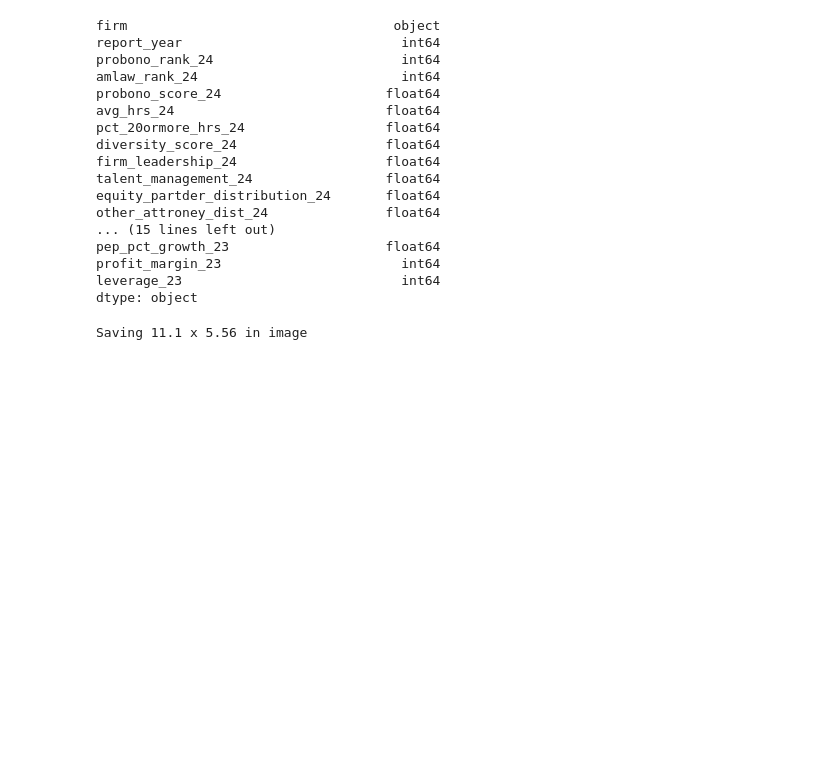
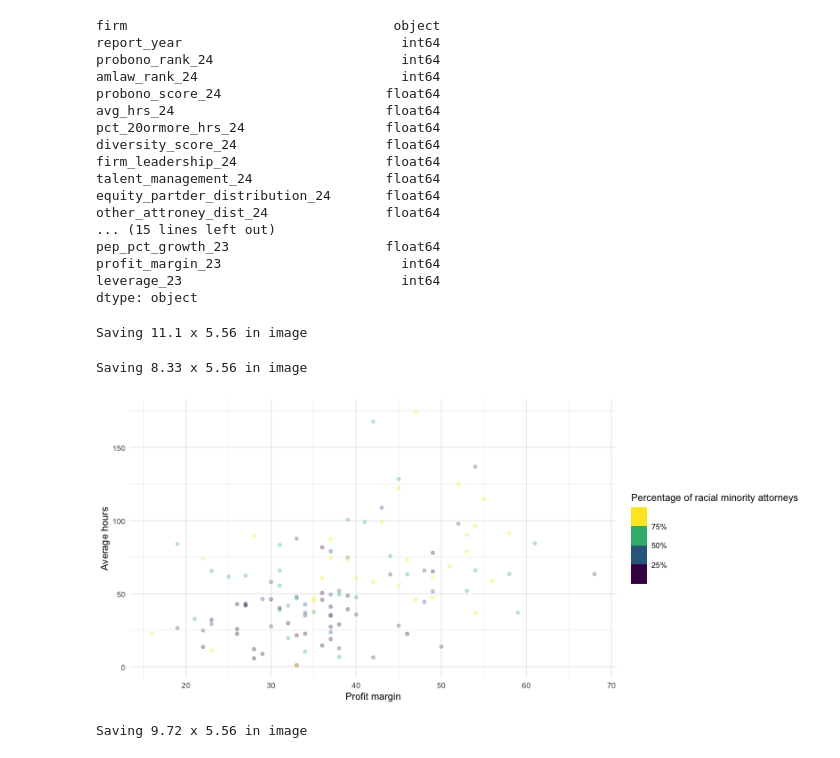
Before and after one commit to sabinahung/pro-bono, a Jupyter notebook: graphcs.ipynb, the cells around one changed output. Drawn from its saved outputs; the diff is of its cells as text; code cells hidden in the pictures; blank space fills up the shorter version.

Commit message:
add scatter plot

```diff
--- a/graphcs.ipynb
+++ b/graphcs.ipynb
@@ -125,2 +161,74 @@ df %>%
 # %% [output]
 Saving 11.1 x 5.56 in image
+# %%
+%%R -w 600 -h 400 -i df
+
+df %>%
+    ggplot() +
+    aes(x=profit_margin_23, y = pct_20ormore_hrs_24, size=profit_margin_23) +
+    geom_point(alpha = 0.3) +
+    theme_minimal() +
+    labs(x = 'profit margin', y = 'percent of lawyers who provide 20 or more hours of pro bono work')+
+    scale_radius(range = c(0, 10))
+    ggsave('graphics/scatter_profit-margin_pct20.svg')
+# %% [output]
+Saving 8.33 x 5.56 in image
+# %%
+%%R -w 800 -h 350
+library(dplyr)
+library(scales)  # For pretty_breaks()
+
+
+avg_hrs_quantiles <- quantile(df$avg_hrs_24, probs = c(0.25, 0.5, 0.75), na.rm = TRUE)
+racial_quantiles <- quantile(df$pct_attorney_racial_24, probs = c(0.25, 0.5, 0.75), na.rm = TRUE)
+profit_quantiles <- quantile(df$profit_margin_23, probs = c(0.25, 0.5, 0.75), na.rm = TRUE)
+
+df %>%
+  ggplot() +
+  aes(
+      x = profit_margin_23,
+      color = pct_attorney_racial_24,
+
+      y = avg_hrs_24,
+      ) +
+  geom_point(alpha = 0.3) +
+  theme_minimal() +
+  labs(x = 'Profit margin',
+       y = 'Average hours',
+       color = 'Percentage of racial minority attorneys') +
+  scale_color_viridis_b(breaks = racial_quantiles)
+
+  # ggsave('graphics/scatter_profit-margin_avg1.svg')
+# %% [output]
+[figure, added]
+# %%
+%%R -w 700 -h 400
+library(dplyr)
+library(scales)  # For pretty_breaks()
+
+
+avg_hrs_quantiles <- quantile(df$avg_hrs_24, probs = c(0.25, 0.5, 0.75), na.rm = TRUE)
+racial_quantiles <- quantile(df$pct_attorney_racial_24, probs = c(0.25, 0.5, 0.75), na.rm = TRUE)
+profit_quantiles <- quantile(df$profit_margin_23, probs = c(0.25, 0.5, 0.75), na.rm = TRUE)
+
+df %>%
+  ggplot() +
+  aes(
+
+      x = pct_attorney_racial_24,
+      color = profit_margin_23,
+
+      y = avg_hrs_24,
+      ) +
+  geom_point(alpha = 0.5) +
+  theme_minimal() +
+  labs(
+        title = 'How racial diversity and profit margin affect pro bono work',
+        x = 'Percent of attorneys who are racial minorities',
+        y = 'Average hours',
+        color = 'Profit margin quantile') +
+  scale_color_viridis_b(breaks = profit_quantiles)
+
+  ggsave('graphics/scatter_profit-margin_avg1.svg')
+# %% [output]
+Saving 9.72 x 5.56 in image
```
Also changed, not shown: parts of 4 cells of this notebook, 13 other files.
